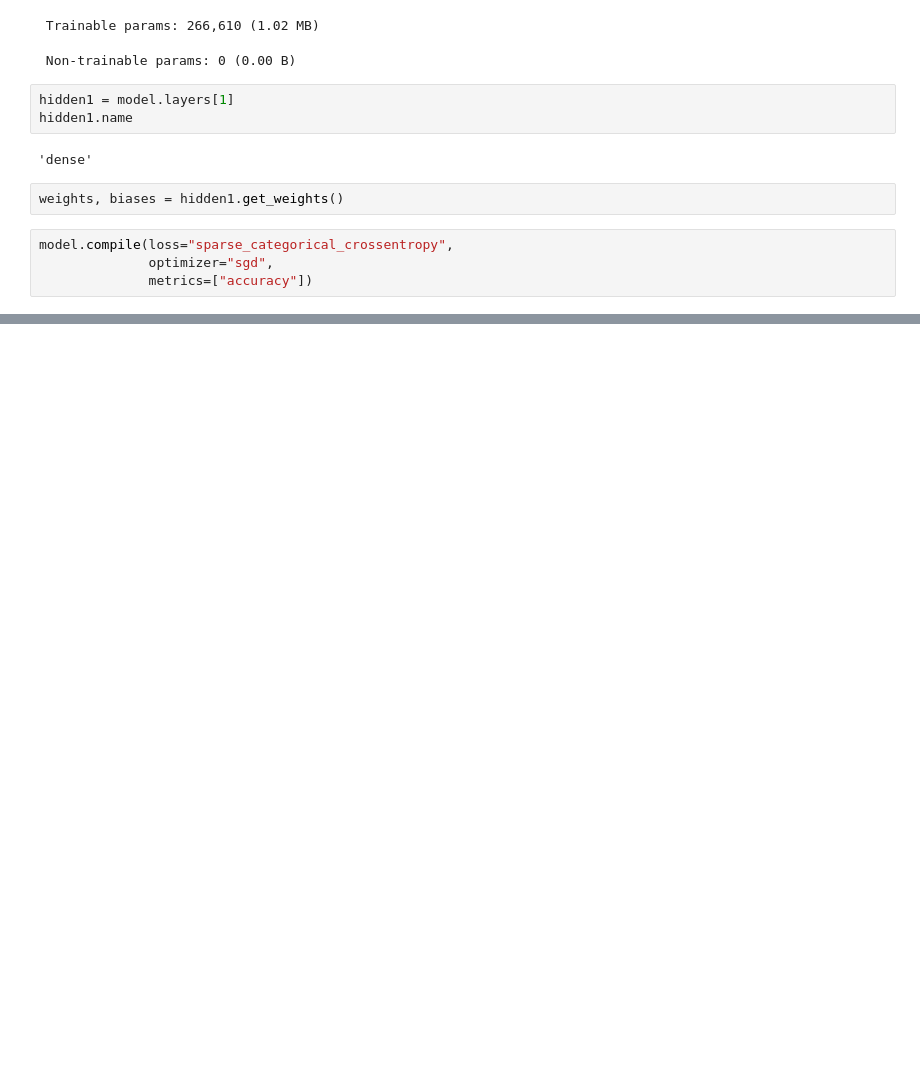
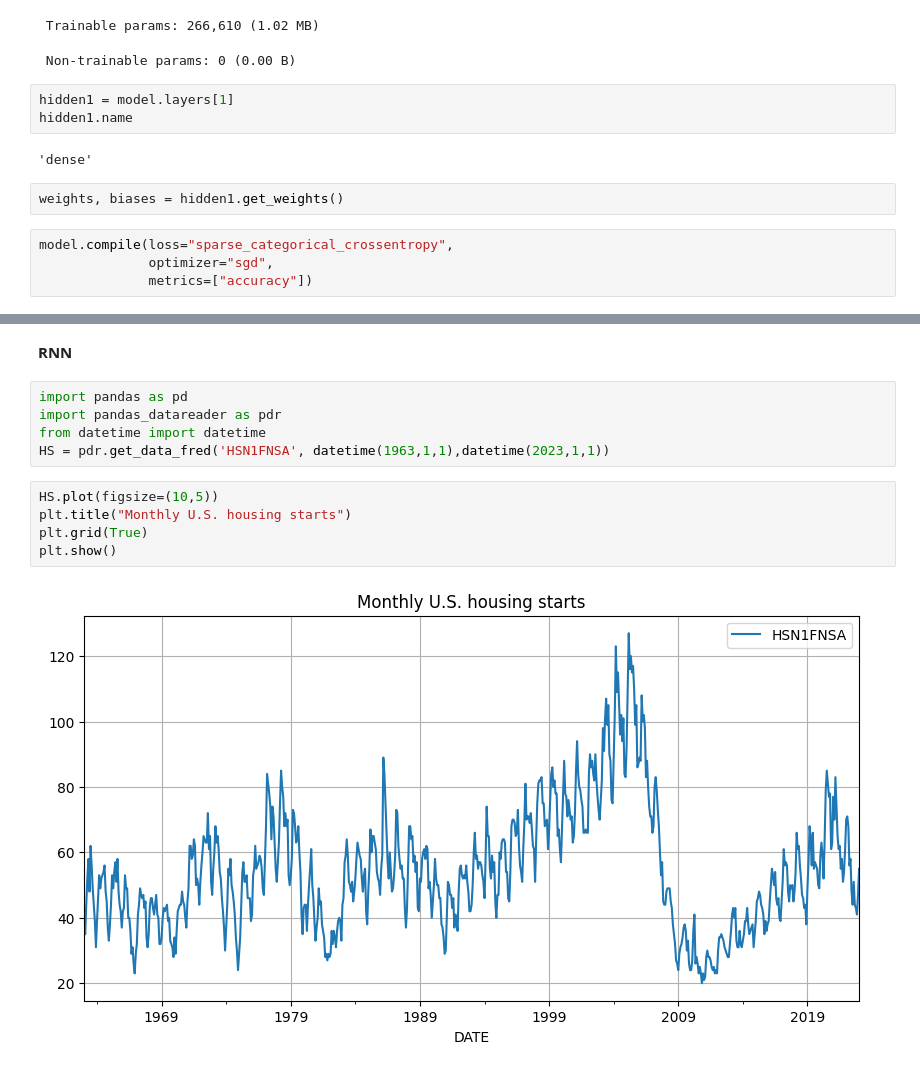
Before and after one commit to tchiu04/CFRM-421, a Jupyter notebook: mnistFashion.ipynb, the cells around one changed output, grey strips where cells are left out. Drawn from its saved outputs; the diff is of its cells as text; blank space fills up the shorter version.

```diff
--- a/mnistFashion.ipynb
+++ b/mnistFashion.ipynb
@@ -122,0 +167,14 @@ plt.show()
+# %% [markdown]
+**RNN**
+# %%
+import pandas as pd
+import pandas_datareader as pdr
+from datetime import datetime
+HS = pdr.get_data_fred('HSN1FNSA', datetime(1963,1,1),datetime(2023,1,1))
+# %%
+HS.plot(figsize=(10,5))
+plt.title("Monthly U.S. housing starts")
+plt.grid(True)
+plt.show()
+# %% [output]
+[figure, added]
```
Also changed, not shown: parts of 37 cells of this notebook.
